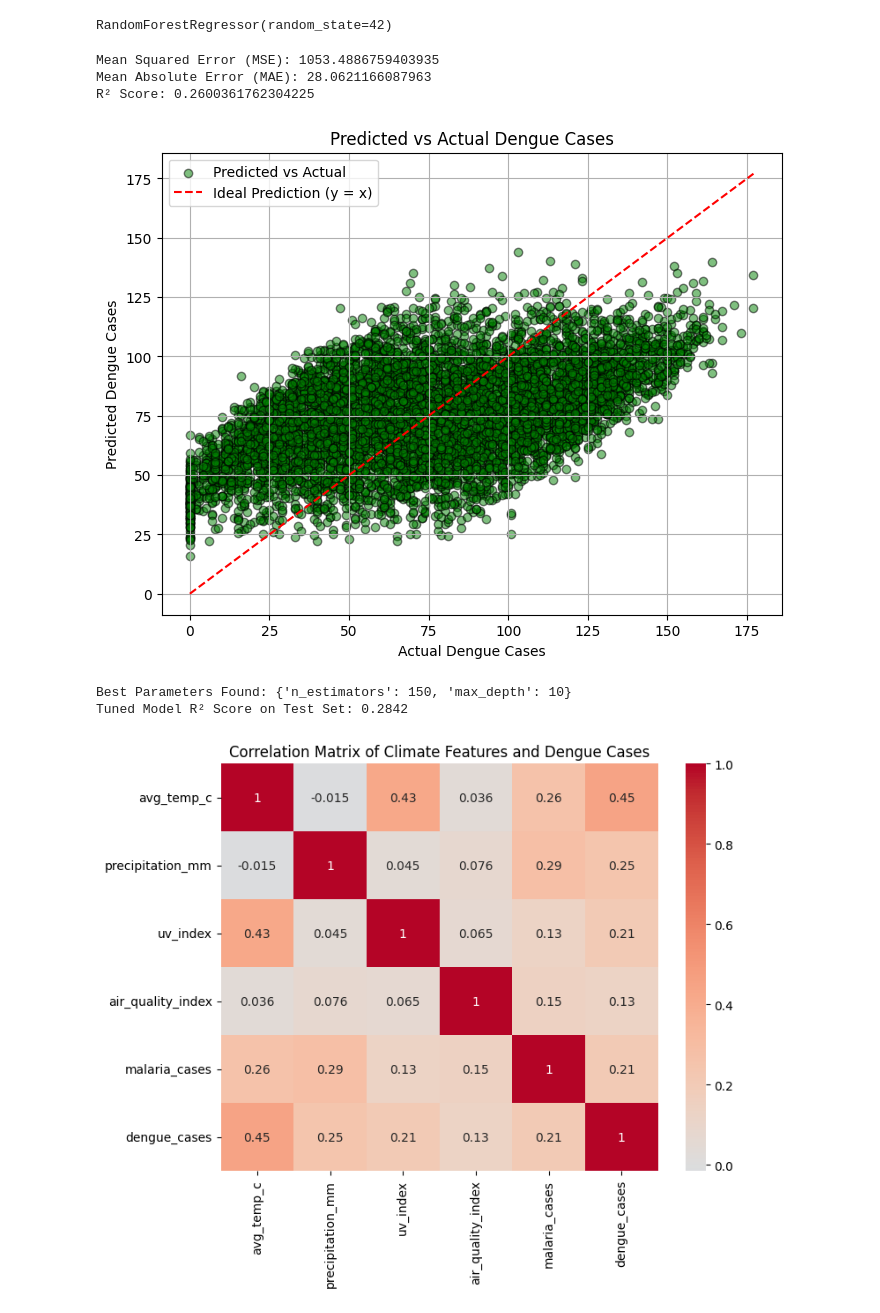
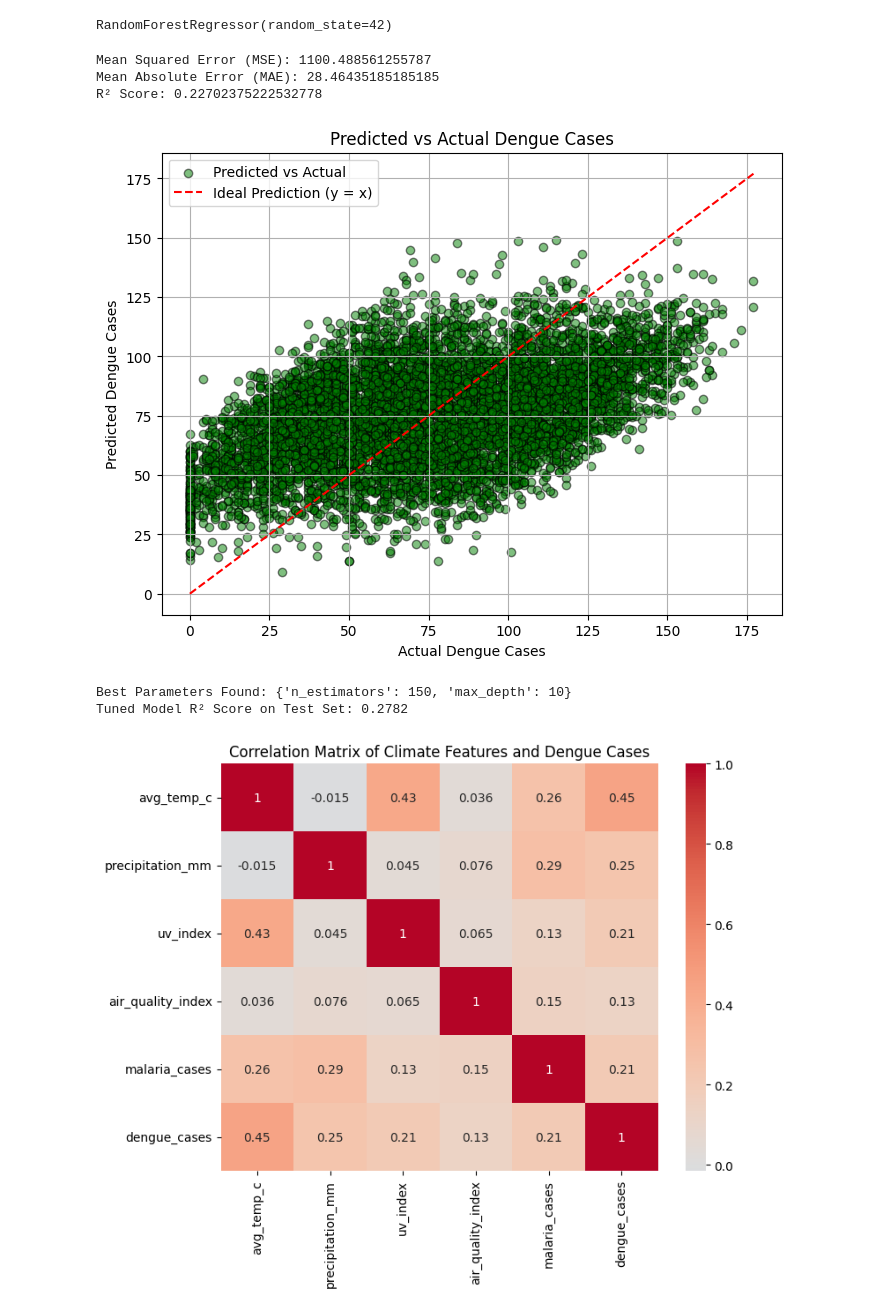
Before and after one commit to Seemant-10/Climate-Driven-Disease-Outbreak-Prediction, a Jupyter notebook: sourceCodeFiles/main.ipynb, the cells around one changed output. Cells and saved outputs as stored; diff of their text form; code cells hidden in the pictures.

```diff
--- a/sourceCodeFiles/main.ipynb
+++ b/sourceCodeFiles/main.ipynb
@@ -161,42 +175,43 @@ df["region"] = le.fit_transform(df["region"])
 # Feature / Target Selection
 X = df.drop("dengue_cases", axis=1)  # features
 y = df["dengue_cases"]              # target
+feature_order = ["avg_temp_c", "precipitation_mm", "uv_index", "air_quality_index"]
 # %%
 # Splitting into train and test set
 X_train, X_test, y_train, y_test = train_test_split(X, y, test_size=0.2, random_state=42)
 # %%
 # Scaling
 scaler = StandardScaler()
-X_train[num_cols] = scaler.fit_transform(X_train[num_cols])
-X_test[num_cols] = scaler.transform(X_test[num_cols])
+X_train_scaled = scaler.fit_transform(X_train[feature_order])
+X_test_scaled = scaler.transform(X_test[feature_order])
 # %%
 # Model Selection and Training
 rf = RandomForestRegressor(random_state=42)
-rf.fit(X_train, y_train)
+rf.fit(X_train_scaled, y_train)
 # %% [output]
 RandomForestRegressor(random_state=42)
 # %%
 # Model Evaluation
-y_pred = rf.predict(X_test)
+y_pred = rf.predict(X_test_scaled)
 print(f"Mean Squared Error (MSE): {mean_squared_error(y_test, y_pred)}")
 print(f"Mean Absolute Error (MAE): {mean_absolute_error(y_test, y_pred)}")
 print(f"R² Score: {r2_score(y_test, y_pred)}")
 
 # Predicted vs Actual Plot
 plt.figure(figsize=(8,6))
 plt.scatter(y_test, y_pred, alpha=0.5, color="green", edgecolor="k", label="Predicted vs Actual")
 plt.plot([y_test.min(), y_test.max()], [y_test.min(), y_test.max()], 'r--', label="Ideal Prediction (y = x)")
 plt.xlabel("Actual Dengue Cases")
 plt.ylabel("Predicted Dengue Cases")
 plt.title("Predicted vs Actual Dengue Cases")
 plt.legend()
 plt.grid(True)
 plt.show()
 # %% [output]
-Mean Squared Error (MSE): 1053.4886759403935
-Mean Absolute Error (MAE): 28.0621166087963
-R² Score: 0.2600361762304225
+Mean Squared Error (MSE): 1100.488561255787
+Mean Absolute Error (MAE): 28.46435185185185
+R² Score: 0.22702375222532778
-[figure, old version]
+[figure, new version]
 # %%
 # Hyperparameter Tuning and optimization
 param_grid = {
@@ -215,7 +230,7 @@ random_search = RandomizedSearchCV(
     random_state=42
 )
 
-random_search.fit(X_train, y_train)
+random_search.fit(X_train_scaled, y_train)
 
 # Get the best model
 best_rf = random_search.best_estimator_
@@ -223,12 +238,12 @@ best_rf = random_search.best_estimator_
 print(f"Best Parameters Found: {random_search.best_params_}")
 
 # Evaluate the tuned model on test set
-y_pred_tuned = best_rf.predict(X_test)
+y_pred_tuned = best_rf.predict(X_test_scaled)
 
 print(f"Tuned Model R² Score on Test Set: {r2_score(y_test, y_pred_tuned):.4f}")
 # %% [output]
 Best Parameters Found: {'n_estimators': 150, 'max_depth': 10}
-Tuned Model R² Score on Test Set: 0.2842
+Tuned Model R² Score on Test Set: 0.2782
 # %%
 # Corelation Matrix ( with encoded variables)
 num_cols = ['avg_temp_c', 'precipitation_mm', 'uv_index', 'air_quality_index', 'malaria_cases']
```
Also changed, not shown: parts of 1 cell of this notebook, 3 other files.
